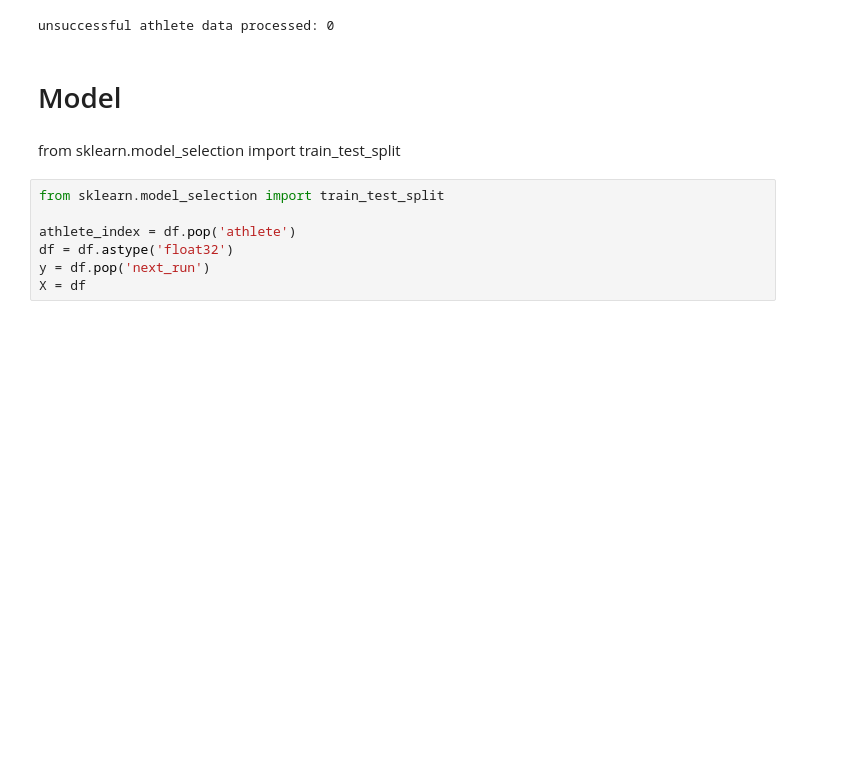
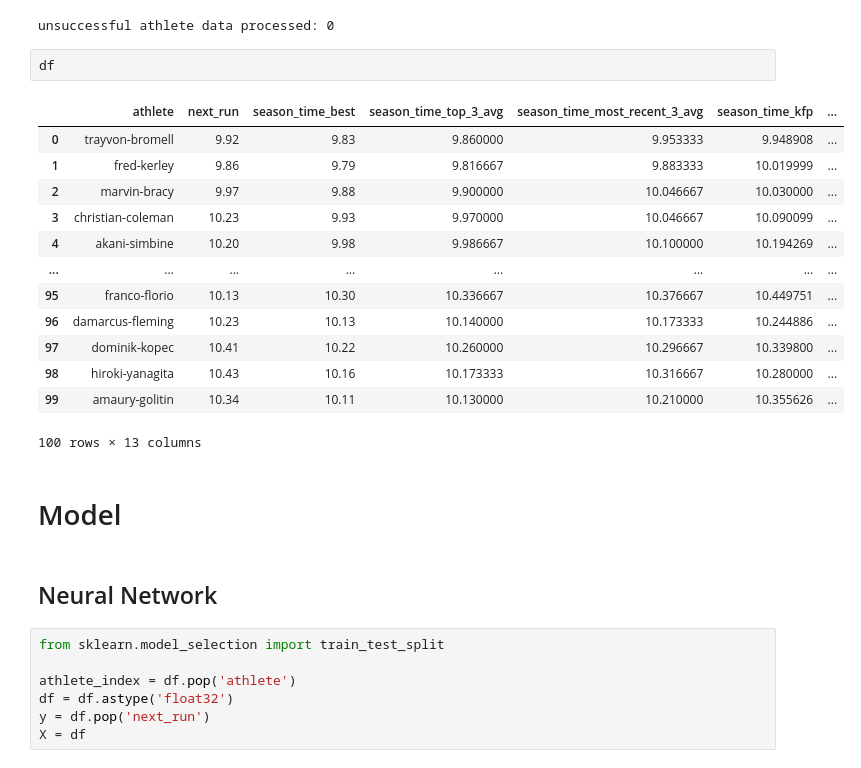
Before and after one commit to georgealexanderday/athletics, a Jupyter notebook: athletics/summative_2.ipynb, the cells around one changed output. Cells and saved outputs as stored; diff of their text form; blank space fills up the shorter version.

```diff
--- a/athletics/summative_2.ipynb
+++ b/athletics/summative_2.ipynb
@@ -433,10 +434,26 @@ def create_final_dataset(athlete_to_results: Dict) -> pd.DataFrame:
 df = create_final_dataset(athlete_to_results=athlete_to_results)
 # %% [output]
 unsuccessful athlete data processed: 0
+# %%
+df
+# %% [output]
+|  | athlete | next_run | season_time_best | season_time_top_3_avg | season_time_most_recent_3_avg | season_time_kfp | ... |
+| 0 | trayvon-bromell | 9.92 | 9.83 | 9.860000 | 9.953333 | 9.948908 | ... |
+| 1 | fred-kerley | 9.86 | 9.79 | 9.816667 | 9.883333 | 10.019999 | ... |
+| 2 | marvin-bracy | 9.97 | 9.88 | 9.900000 | 10.046667 | 10.030000 | ... |
+| 3 | christian-coleman | 10.23 | 9.93 | 9.970000 | 10.046667 | 10.090099 | ... |
+| 4 | akani-simbine | 10.20 | 9.98 | 9.986667 | 10.100000 | 10.194269 | ... |
+| ... | ... | ... | ... | ... | ... | ... | ... |
+| 95 | franco-florio | 10.13 | 10.30 | 10.336667 | 10.376667 | 10.449751 | ... |
+| 96 | damarcus-fleming | 10.23 | 10.13 | 10.140000 | 10.173333 | 10.244886 | ... |
+| 97 | dominik-kopec | 10.41 | 10.22 | 10.260000 | 10.296667 | 10.339800 | ... |
+| 98 | hiroki-yanagita | 10.43 | 10.16 | 10.173333 | 10.316667 | 10.280000 | ... |
+| 99 | amaury-golitin | 10.34 | 10.11 | 10.130000 | 10.210000 | 10.355626 | ... |
+100 rows × 13 columns
 # %% [markdown]
 # Model
-# %% [markdown]
-from sklearn.model_selection import train_test_split
+# %% [markdown]
+## Neural Network
 # %%
 from sklearn.model_selection import train_test_split
 
```
Also changed, not shown: parts of 24 cells of this notebook, 4 other files.
